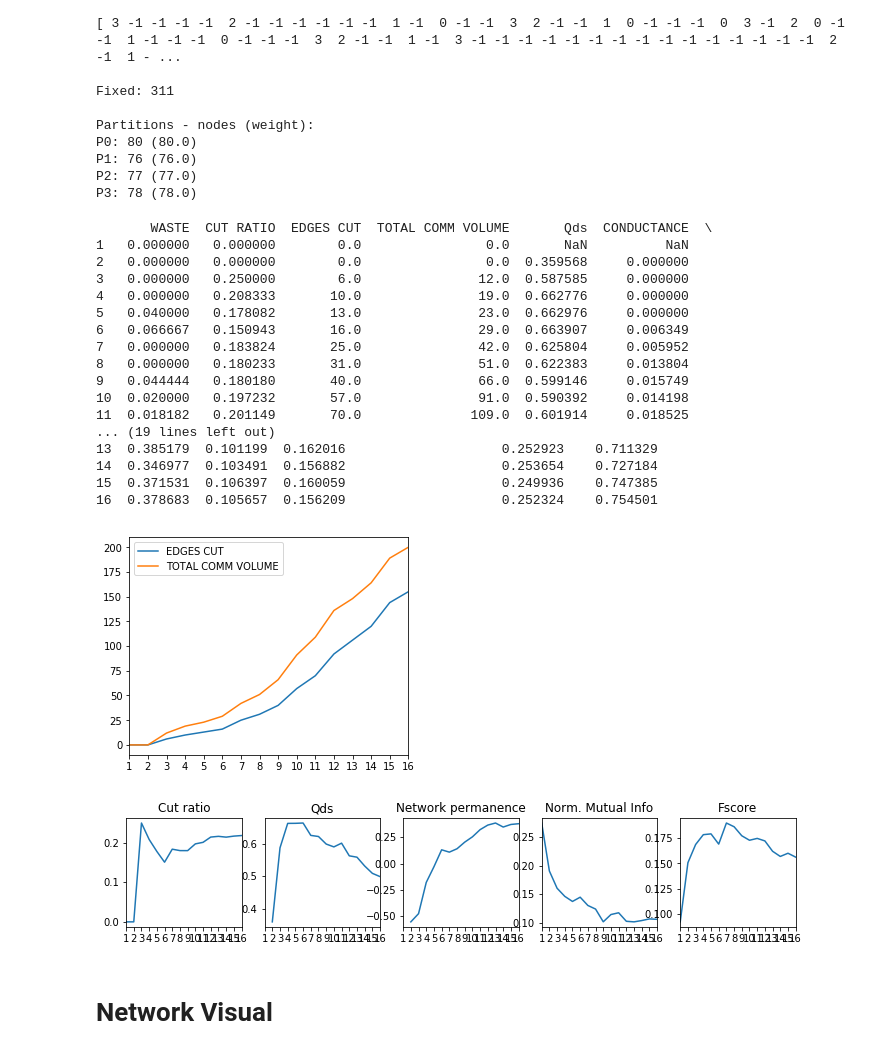
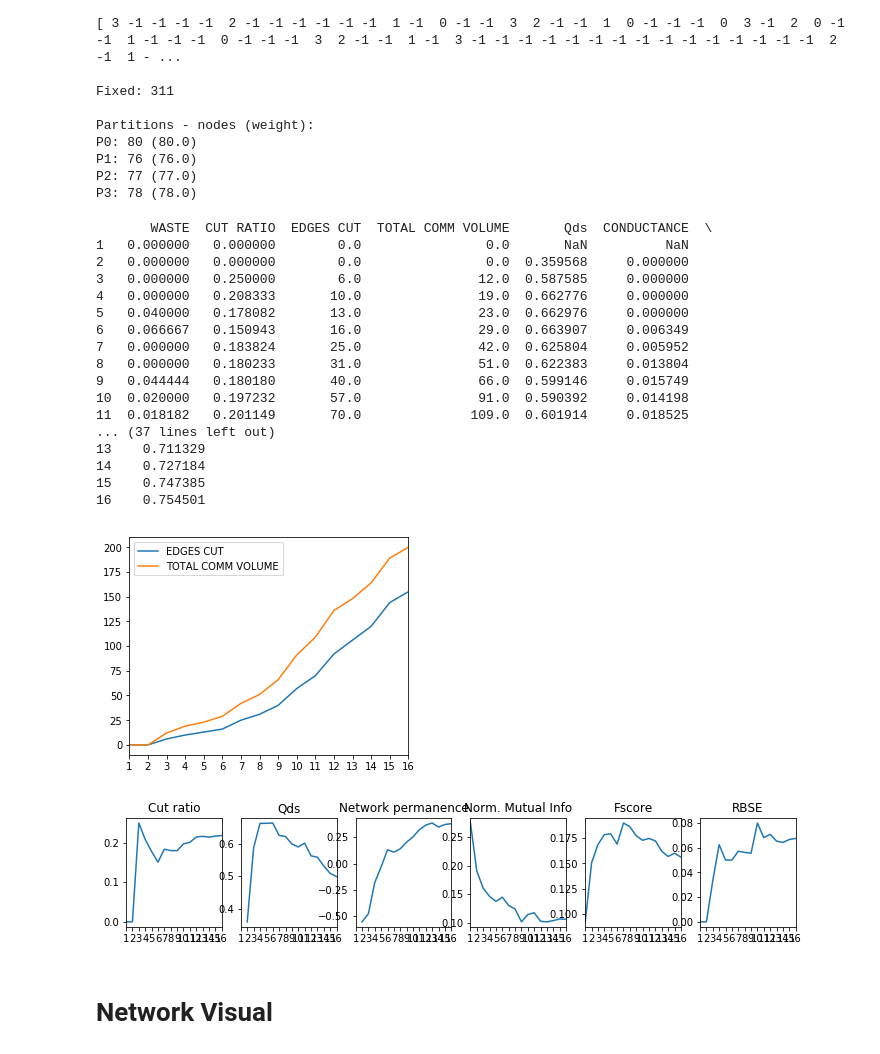
Before and after one commit to sbarakat/graph-partitioning, a Jupyter notebook: graph-partitioning-fennel.ipynb, the cells around one changed output. Drawn from its saved outputs; the diff is of its cells as text; code cells hidden in the pictures.

```diff
--- a/graph-partitioning-fennel.ipynb
+++ b/graph-partitioning-fennel.ipynb
@@ -8,7 +8,7 @@ from graph_partitioning import GraphPartitioning, utils
 
 run_metrics = True
 
-cols = ["WASTE", "CUT RATIO", "EDGES CUT", "TOTAL COMM VOLUME", "Qds", "CONDUCTANCE", "MAXPERM", "NMI", "FSCORE", "FSCORE RELABEL IMPROVEMENT", "LONELINESS"]
+cols = ["WASTE", "CUT RATIO", "EDGES CUT", "TOTAL COMM VOLUME", "Qds", "CONDUCTANCE", "MAXPERM", "RBSE", "NMI", "FSCORE", "FSCORE RELABEL IMPROVEMENT", "LONELINESS"]
 #cols = ["WASTE", "CUT RATIO", "EDGES CUT", "TOTAL COMM VOLUME", "Q", "Qds", "CONDUCTANCE", "LONELINESS", "NETWORK PERMANENCE", "NORM. MUTUAL INFO", "EDGE CUT WEIGHT", "FSCORE", "FSCORE RELABEL IMPROVEMENT"]
 #cols = ["WASTE", "CUT RATIO", "EDGES CUT", "TOTAL COMM VOLUME", "MODULARITY", "LONELINESS", "NETWORK PERMANENCE", "NORM. MUTUAL INFO", "EDGE CUT WEIGHT", "FSCORE", "FSCORE RELABEL IMPROVEMENT"]
 
@@ -73,6 +73,8 @@ config = {
 
     # Alpha value used in one-shot (when restream_batches set to 1)
     "one_shot_alpha": 0.5,
+
+    "use_one_shot_alpha": False,
 
     # Number of arrivals to batch before recalculating alpha and restreaming.
     "restream_batches": 20,
@@ -299,40 +299,42 @@ print(df)
 
 if len(df) > 1:
     #t = int(len(rows) / 2)
     t = 1
     xticks = rows[::t]
     df.plot(y=['EDGES CUT', 'TOTAL COMM VOLUME'], xticks=xticks, figsize=(5,4))
 
-    fig, axs = plt.subplots(1,5)
+    fig, axs = plt.subplots(1,6)
     df.plot(y=['CUT RATIO'], title='Cut ratio', xticks=xticks, figsize=(12,2), legend=False, ax=axs[0])
     df.plot(y=['Qds'], title='Qds', xticks=xticks, figsize=(12,2), legend=False, ax=axs[1])
     #df.plot(y=['LONELINESS'], title='Loneliness', xticks=xticks, figsize=(12,2), legend=False, ax=axs[2])
     df.plot(y=['MAXPERM'], title='Network permanence', xticks=xticks, figsize=(12,2), legend=False, ax=axs[2])
     df.plot(y=['NMI'], title='Norm. Mutual Info', xticks=rows, figsize=(12,2), legend=False, ax=axs[3])
     df.plot(y=['FSCORE'], title='Fscore', xticks=rows, figsize=(12,2), legend=False, ax=axs[4])
+    df.plot(y=['RBSE'], title='RBSE', xticks=rows, figsize=(12,2), legend=False, ax=axs[5])
+
 
 else:
     print("\n\nNot enough data points to plot charts. There is only one row.")
 # %% [output]
        WASTE  CUT RATIO  EDGES CUT  TOTAL COMM VOLUME       Qds  CONDUCTANCE  \
 1   0.000000   0.000000        0.0                0.0       NaN          NaN
 2   0.000000   0.000000        0.0                0.0  0.359568     0.000000
 3   0.000000   0.250000        6.0               12.0  0.587585     0.000000
 4   0.000000   0.208333       10.0               19.0  0.662776     0.000000
 5   0.040000   0.178082       13.0               23.0  0.662976     0.000000
 6   0.066667   0.150943       16.0               29.0  0.663907     0.006349
 7   0.000000   0.183824       25.0               42.0  0.625804     0.005952
 8   0.000000   0.180233       31.0               51.0  0.622383     0.013804
 9   0.044444   0.180180       40.0               66.0  0.599146     0.015749
 10  0.020000   0.197232       57.0               91.0  0.590392     0.014198
 11  0.018182   0.201149       70.0              109.0  0.601914     0.018525
-... (19 lines left out)
-13  0.385179  0.101199  0.162016                    0.252923    0.711329
-14  0.346977  0.103491  0.156882                    0.253654    0.727184
-15  0.371531  0.106397  0.160059                    0.249936    0.747385
-16  0.378683  0.105657  0.156209                    0.252324    0.754501
+... (37 lines left out)
+13    0.711329
+14    0.727184
+15    0.747385
+16    0.754501
 [figure]
-[figure, old version]
+[figure, new version]
 # %% [markdown]
 # Network Visual
 # %%
```
Also changed, not shown: parts of 5 cells of this notebook, 9 other files.
